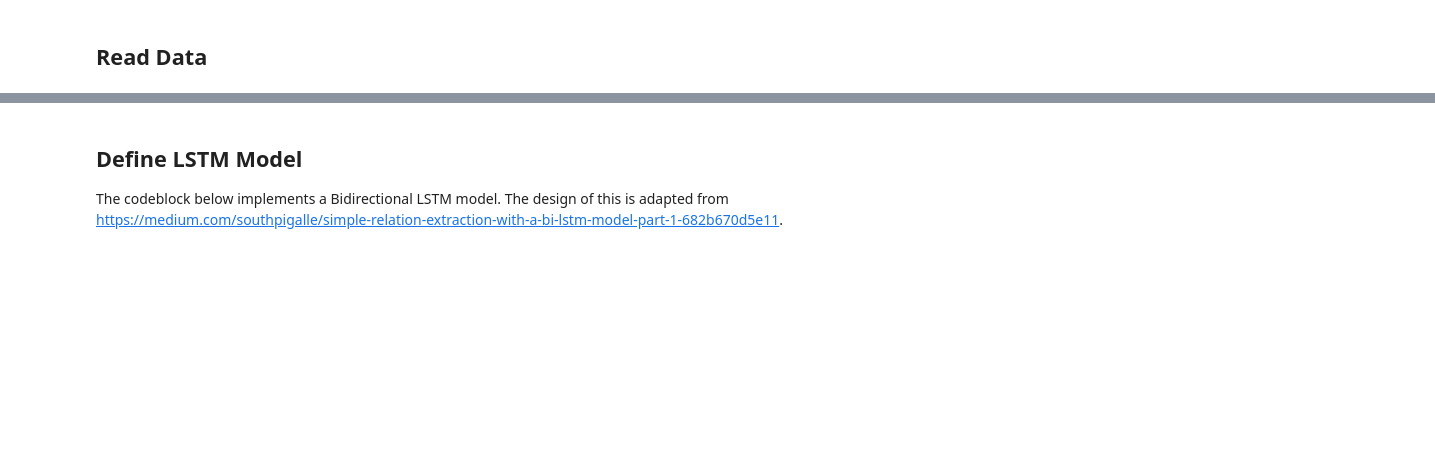
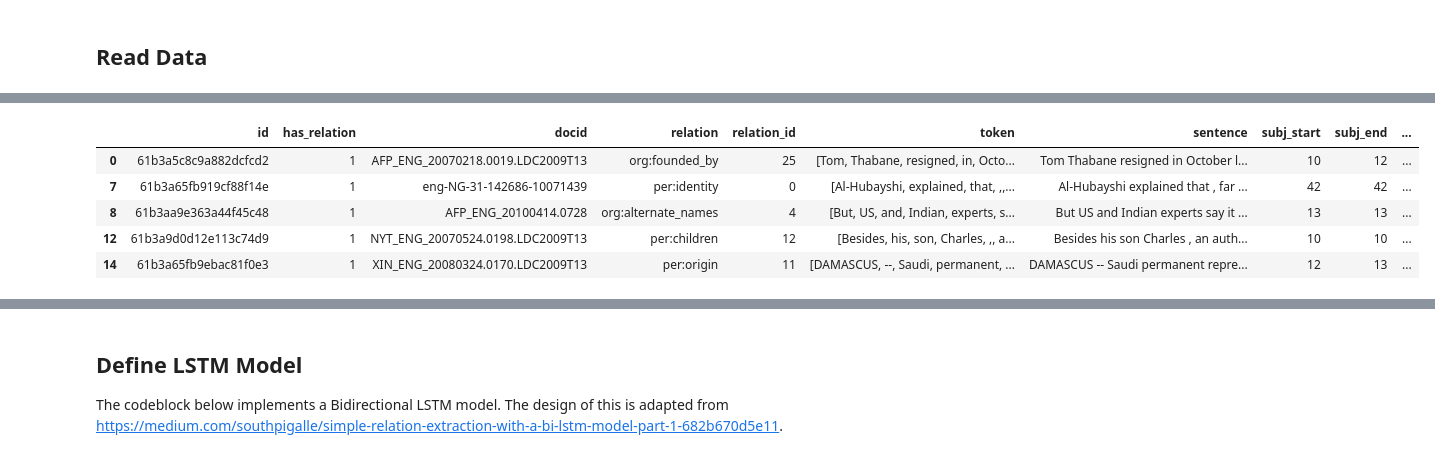
Before and after one commit to joehiggitt/relation-extraction, a Jupyter notebook: LSTM.ipynb, the cells around one changed output, grey strips where cells are left out. Cells and saved outputs as stored; diff of their text form; code cells hidden in the pictures; blank space fills up the shorter version.

```diff
--- a/LSTM.ipynb
+++ b/LSTM.ipynb
@@ -68,3 +87,24 @@ df.head(5)
+# %%
+X = df["sentence"].values
+X1 = np.array(df1["X1"].values.tolist())
+X2 = np.array(df1["X2"].values.tolist())
+y = tf.one_hot(df["relation_id"].values, NUM_LABELS)
+y1 = df["has_relation"].values
+
+X_test = df_test["sentence"].values
+X1_test = np.array(df1_test["X1"].values.tolist())
+X2_test = np.array(df1_test["X2"].values.tolist())
+y_test = tf.one_hot(df_test["relation_id"].values, NUM_LABELS)
+y1_test = df_test["has_relation"].values
+
+df.head(5)
+# %% [output]
+|  | id | has_relation | docid | relation | relation_id | token | sentence | subj_start | subj_end | ... |
+| 0 | 61b3a5c8c9a882dcfcd2 | 1 | AFP_ENG_20070218.0019.LDC2009T13 | org:founded_by | 25 | [Tom, Thabane, resigned, in, Octo... | Tom Thabane resigned in October l... | 10 | 12 | ... |
+| 7 | 61b3a65fb919cf88f14e | 1 | eng-NG-31-142686-10071439 | per:identity | 0 | [Al-Hubayshi, explained, that, ,,... | Al-Hubayshi explained that , far ... | 42 | 42 | ... |
+| 8 | 61b3aa9e363a44f45c48 | 1 | AFP_ENG_20100414.0728 | org:alternate_names | 4 | [But, US, and, Indian, experts, s... | But US and Indian experts say it ... | 13 | 13 | ... |
+| 12 | 61b3a9d0d12e113c74d9 | 1 | NYT_ENG_20070524.0198.LDC2009T13 | per:children | 12 | [Besides, his, son, Charles, ,, a... | Besides his son Charles , an auth... | 10 | 10 | ... |
+| 14 | 61b3a65fb9ebac81f0e3 | 1 | XIN_ENG_20080324.0170.LDC2009T13 | per:origin | 11 | [DAMASCUS, --, Saudi, permanent, ... | DAMASCUS -- Saudi permanent repre... | 12 | 13 | ... |
 # %%
 for i in range(len(labels)):
     print(i, "\t", labels[i])
```
Also changed, not shown: parts of 20 cells of this notebook, 2 other files.
